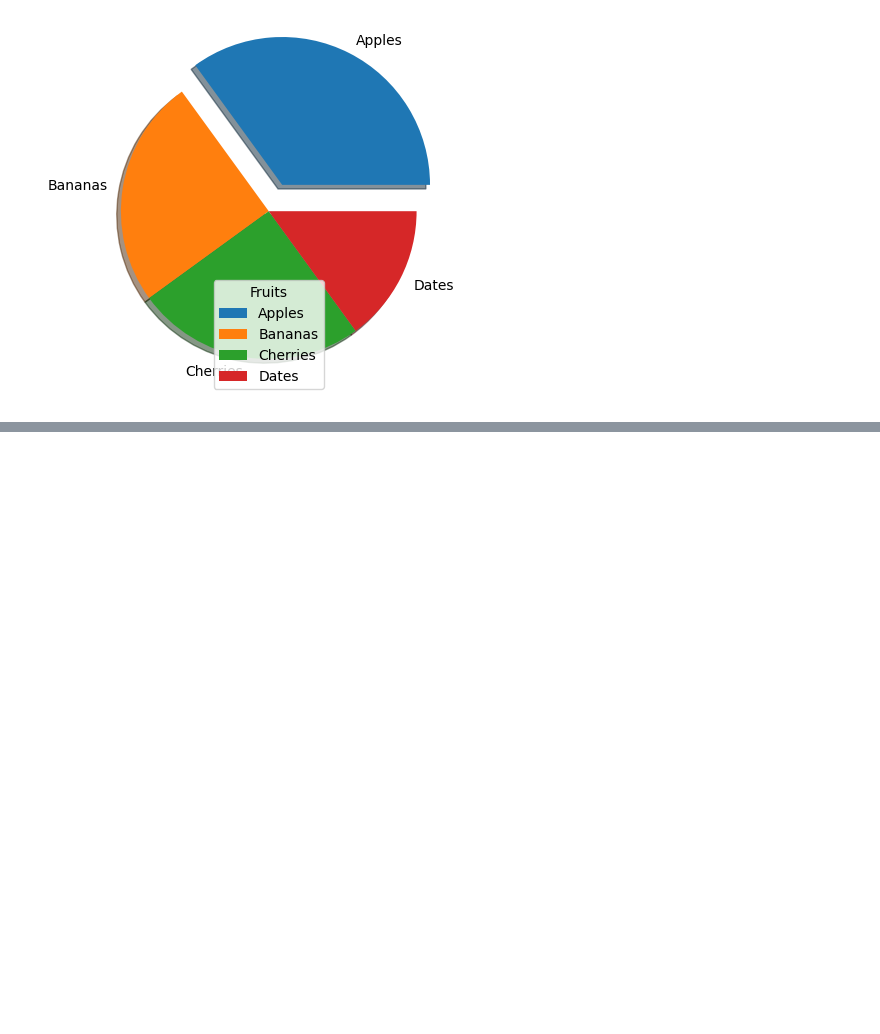
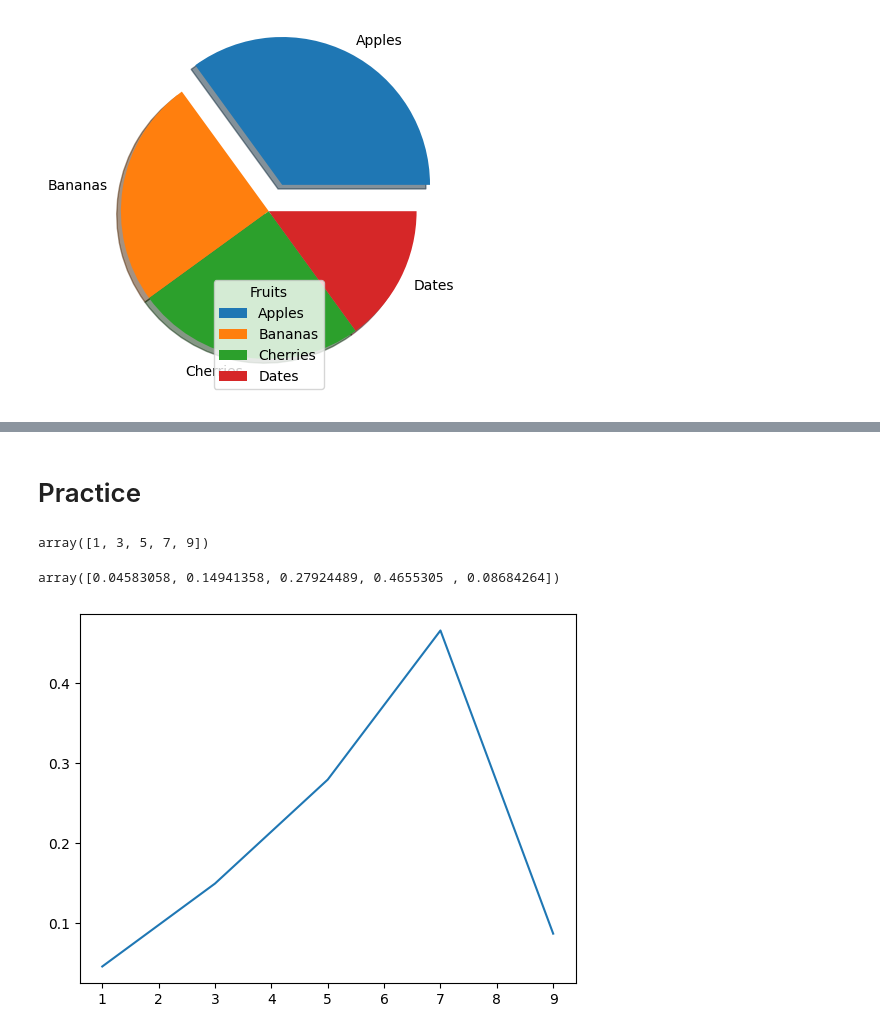
Before and after one commit to ashishyadav2/Java-Python, a Jupyter notebook: Python/Data Science/Matplotlib/matplotlib.ipynb, the cells around one changed output, grey strips where cells are left out. Saved outputs shown, nothing was run; the diff lists cells and outputs as text; code cells hidden in the pictures; blank space fills up the shorter version.

```diff
--- a/Python/Data Science/Matplotlib/matplotlib.ipynb
+++ b/Python/Data Science/Matplotlib/matplotlib.ipynb
@@ -222,0 +257,2 @@ plt.show()
+# %% [markdown]
+# Practice
@@ -222,0 +262,16 @@ plt.show()
+# %%
+x = np.arange(1,10,2)
+y = np.random.rand(5)
+# %%
+x
+# %% [output]
+array([1, 3, 5, 7, 9])
+# %%
+y
+# %% [output]
+array([0.04583058, 0.14941358, 0.27924489, 0.4655305 , 0.08684264])
+# %%
+plt.plot(x,y)
+plt.show()
+# %% [output]
+[figure, added]
```
Also changed, not shown: parts of 14 cells of this notebook, 6 other files.
